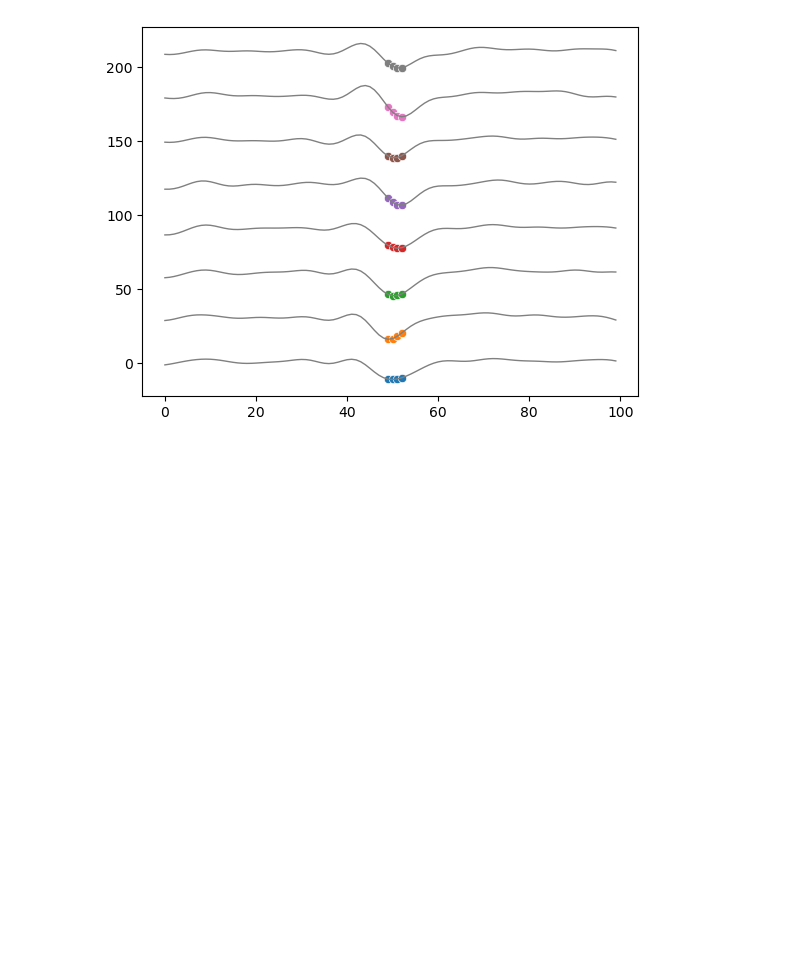
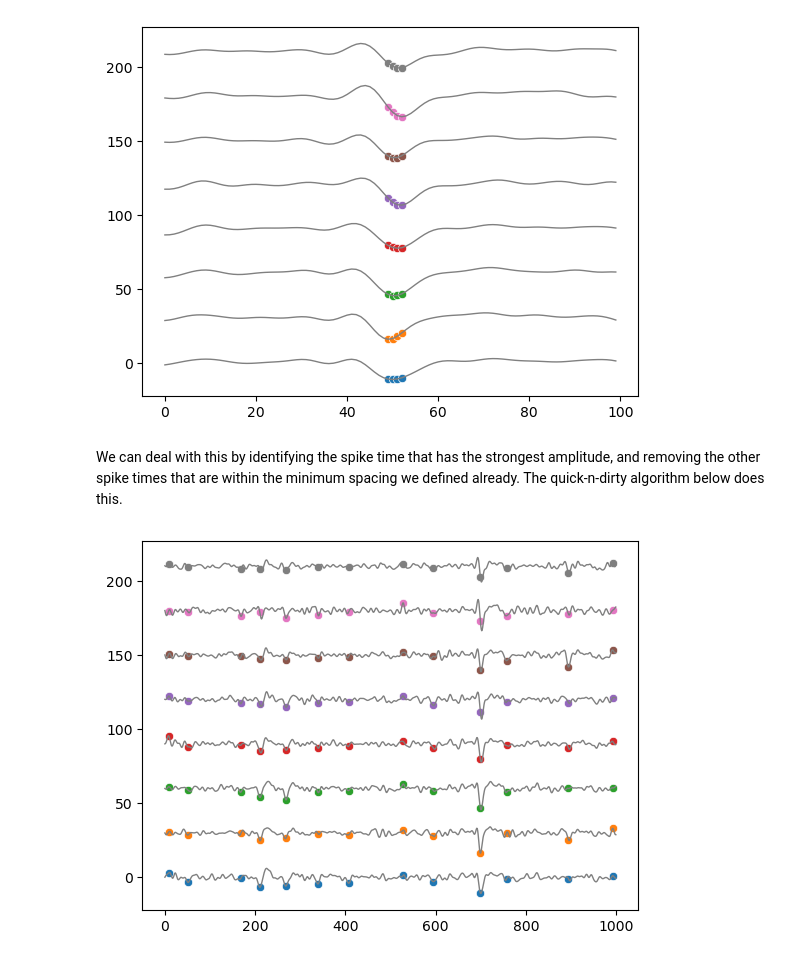
Before and after one commit to dbheadley/SpikeSortShortCourse, a Jupyter notebook: Code/ClassicSortingDemo.ipynb, the cells around one changed output. Cells and saved outputs as stored; diff of their text form; code cells hidden in the pictures; blank space fills up the shorter version.

```diff
--- a/Code/ClassicSortingDemo.ipynb
+++ b/Code/ClassicSortingDemo.ipynb
@@ -198,3 +202,27 @@ Uh, oh! It looks like we are getting multiple times for the same spike. You can
 SnipSpksPlot(rec=rec_filt, spk=[spks_pooled]*chan_num,win=[650, 750])
 # %% [output]
 [figure]
+# %% [markdown]
+We can deal with this by identifying the spike time that has the strongest amplitude, and removing the other spike times that are within the minimum spacing we defined already. The quick-n-dirty algorithm below does this.
+# %%
+# For each spike time, get its peak amplitude across all channels
+spks_amp = np.abs(rec_z[spks_pooled,:]).max(1)
+spks_num = len(spks_pooled)
+
+# Here is a simple algorithm to remove redundant spikes
+spks_keep = [False]*spks_num # list of spikes to keep, initially we don't keep any
+ind = 0
+while (ind < spks_num): # step through our spike list
+    spk_curr = spks_pooled[ind] # get current spike index
+    spk_near_inds = np.where((spks_pooled[ind:]-spk_curr)<=min_dist)[0] # find spikes within our original min distance
+    max_ind = np.argmax(spks_amp[ind + np.arange(spk_near_inds.size)]) # get index of redundant spike with largest amplitude
+    spks_keep[ind+max_ind] = True # keep the spike
+    ind+=spk_near_inds.size # move along to next spike that is not redundant
+
+# Get the final list of spikes with redundant ones removed
+spks_simp = spks_pooled[spks_keep]
+
+# plot again to verify that redundant spikes were removed and only kept largest amplitude ones
+SnipSpksPlot(rec=rec_filt,spk=[spks_simp]*chan_num)
+# %% [output]
+[figure, added]
```
Also changed, not shown: parts of 25 cells of this notebook, 1 other file.
